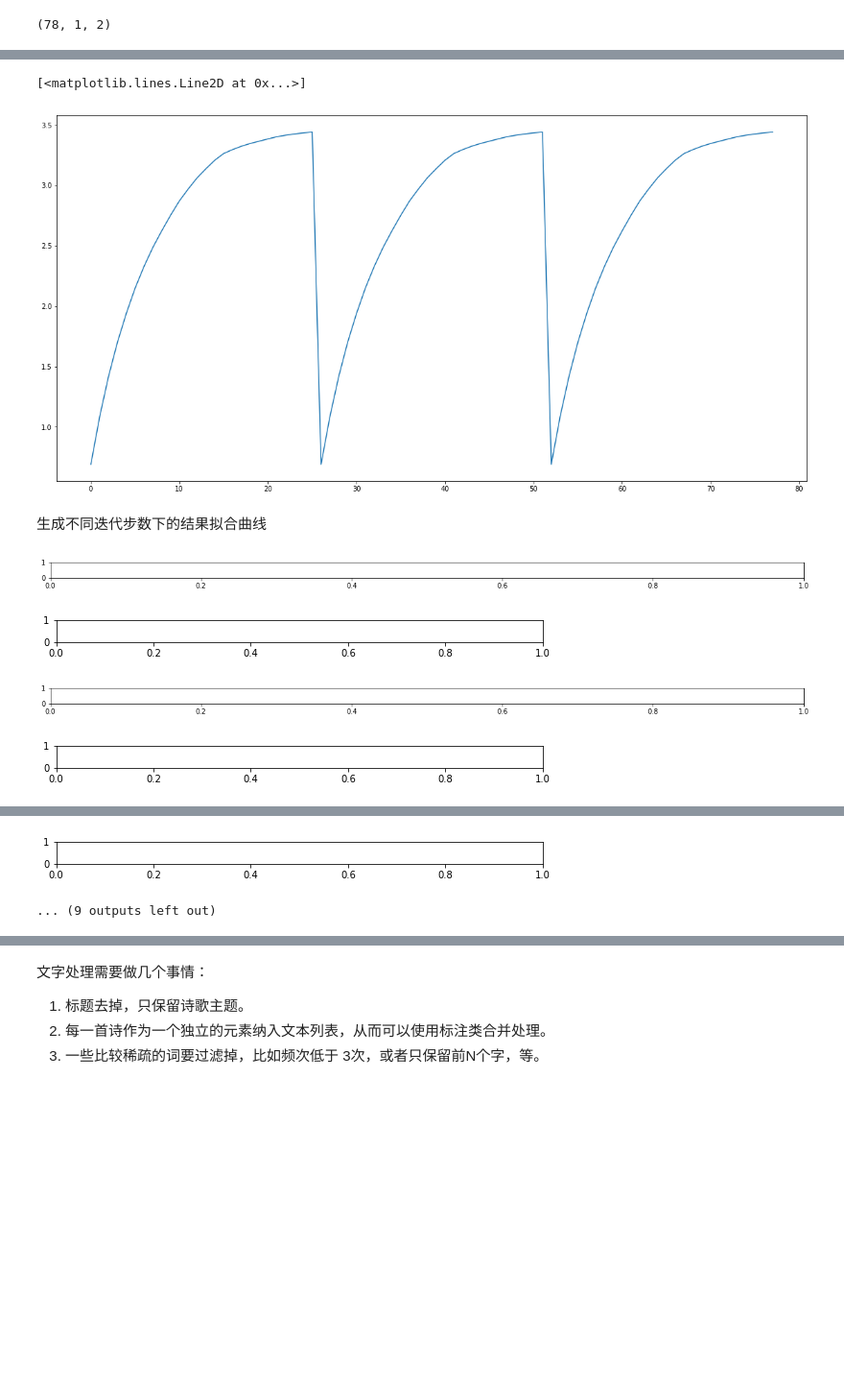
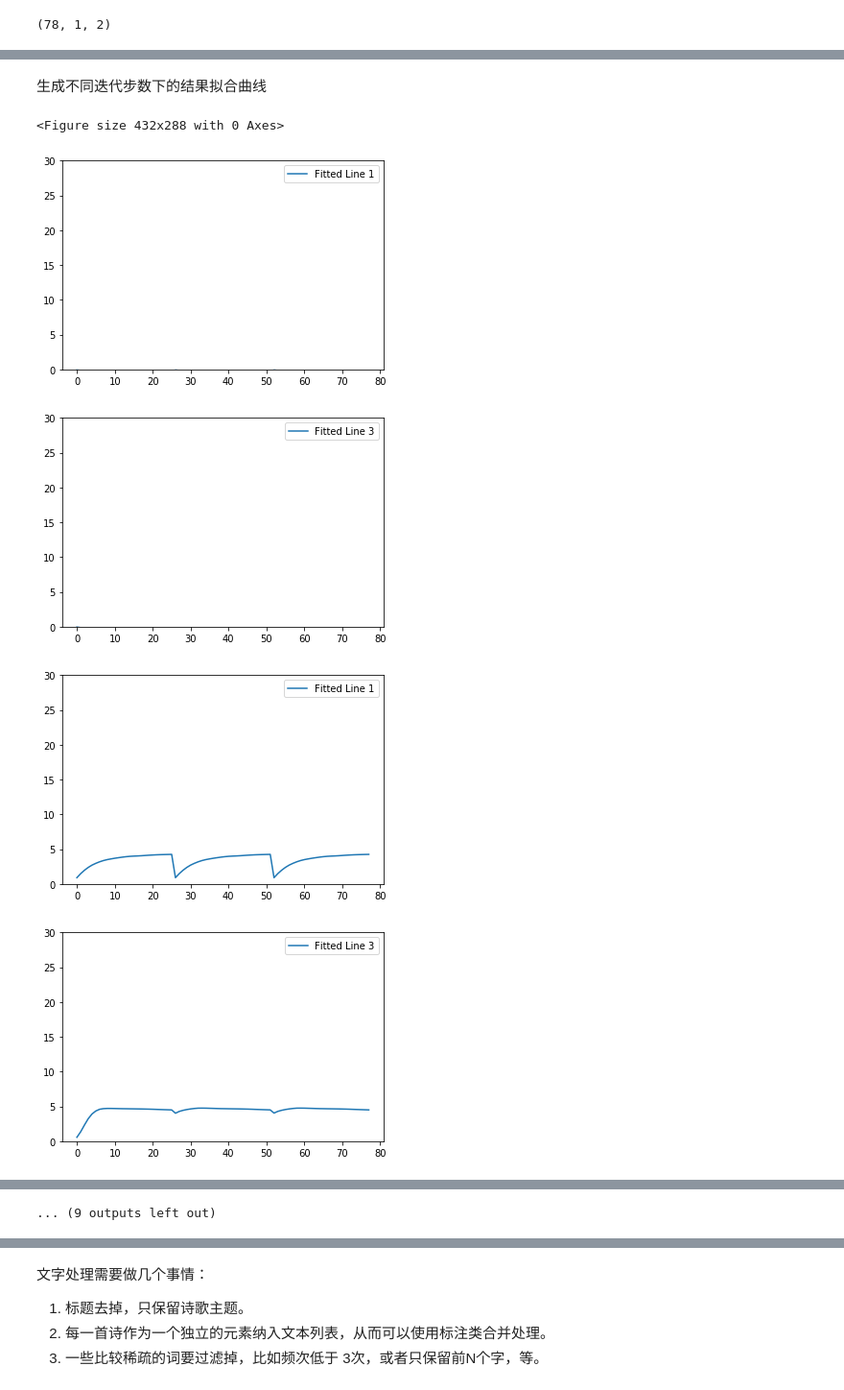
Before and after one commit to xieliaing/keras-practice, a Jupyter notebook: NLP/语言模型构建与文本生成.ipynb, the cells around one changed output, grey strips where cells are left out. Shown: that part at 96% size. Drawn from its saved outputs; the diff is of its cells as text; code cells hidden in the pictures; blank space fills up the shorter version.

```diff
--- a/NLP/语言模型构建与文本生成.ipynb
+++ b/NLP/语言模型构建与文本生成.ipynb
@@ -273,20 +262,16 @@ None
 # %%
 lstm_dim=26
-input_shape=(78, 2)
 X = np.array(xseq).reshape(1, length, 2)
 y = np.array(yseq).reshape(1, length, 1)
-input_shape2=(78, 2)
+input_shape2=(length, 2)
 result3=dict()
 
-lstm_dim=26
-input_shape=(1, 2)
-result2=dict()
 for i in range(10):
     model3 = LSTM_3(lstm_dim, input_shape2, printsummary=False);
     n_epoch = i*100+1
     t0=time.time()
-    model3.fit(X, y, epochs=n_epoch, batch_size=78, verbose=0)
-    result3[i] = model3.predict(X, batch_size=None, verbose=0)
+    model3.fit(X, y, epochs=n_epoch, batch_size=length, verbose=0)
+    result3[i] = model3.predict(X, batch_size=length, verbose=0)
     dt = np.round(time.time() - t0, 2);
     print('完成迭代步骤：%s，耗时：%s 秒' % ((i+1), dt))
 # %% [output]
@@ -303,28 +288,21 @@ for i in range(10):
-# %%
-plt.plot(result[1])
-# %% [output]
-[<matplotlib.lines.Line2D at 0x...>]
-[figure, removed]
 # %% [markdown]
 生成不同迭代步数下的结果拟合曲线
 # %%
 fig = plt.figure()
+#fig, axes = plt.subplots(nrows=10, ncols=2)
 for i in range(10):
-    fname1 = 'one_to_one_'+str(i)+'.png'
-    plt.subplot(20, 1, i+1)
+    fname1 = './pics/one_to_one_'+str(i)+'.png'
     pltres1 = pd.DataFrame(np.array(result[i]), columns=['Fitted Line 1']).plot()
-    plt.legend()
     plt.ylim(0, 30)
     plt.savefig(fname1)
 
-    fname3 = 'many_to_one_'+str(i)+'.png'
-    plt.subplot(20, 2, i+2)
+    fname3 = './pics/many_to_one_'+str(i)+'.png'
     pltres3 = pd.DataFrame(np.array(result3[i][0]), columns=['Fitted Line 3']).plot()
-    plt.legend()
     plt.ylim(0, 30)
     plt.savefig(fname3)
 # %% [output]
+<Figure size 432x288 with 0 Axes>
-[figure, old version]
+[figure, new version]
-[figure, old version]
+[figure, new version]
-[figure, old version]
+[figure, new version]
-[figure, old version]
+[figure, new version]
@@ -338,4 +316,3 @@ for i in range(10):
-[figure, removed]
-... (9 outputs left out)
+... (9 outputs left out)
 # %%
 from PIL import Image
```
Also changed, not shown: parts of 54 cells of this notebook.
